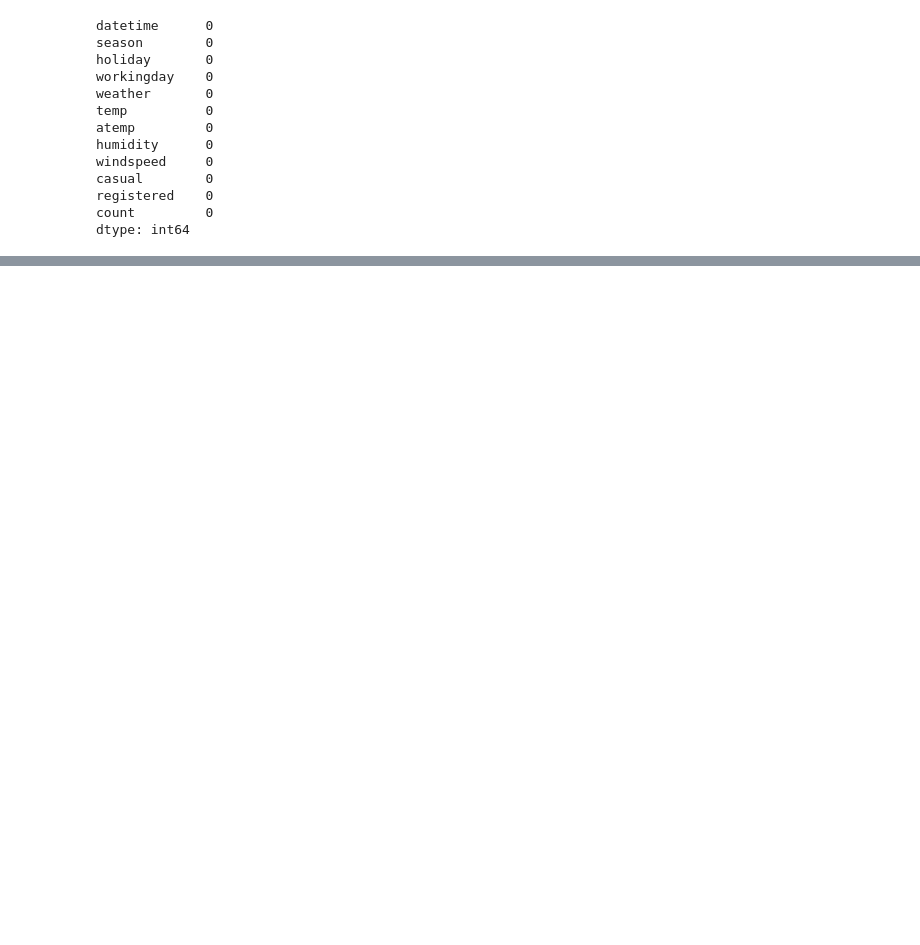
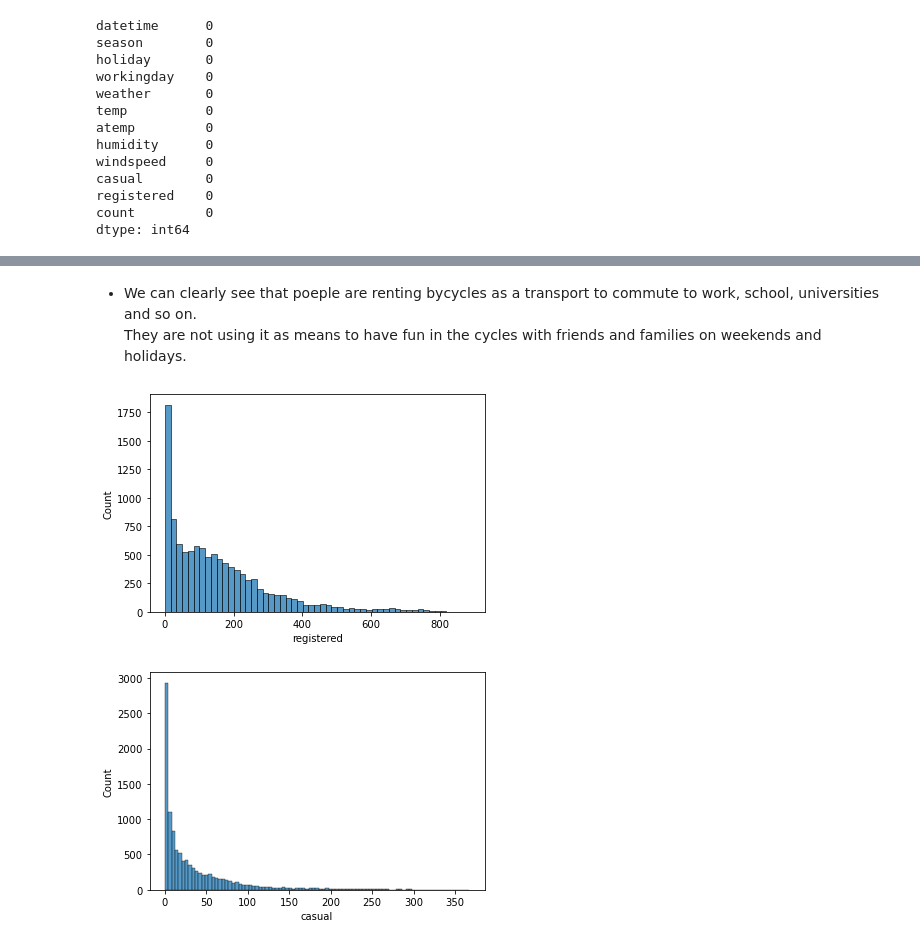
Before and after one commit to Mr-Dheer/BikeSharing, a Jupyter notebook: code.ipynb, the cells around one changed output, grey strips where cells are left out. Drawn from its saved outputs; the diff is of its cells as text; code cells hidden in the pictures; blank space fills up the shorter version.

```diff
--- a/code.ipynb
+++ b/code.ipynb
@@ -42,0 +87,12 @@ sns.histplot(x=df['holiday'])
+# %% [markdown]
+- We can clearly see that poeple are renting bycycles as a transport to commute to work, school, universities and so on.<br/> They are not using it  as means to have fun in the cycles with friends and families on weekends and holidays.
+# %%
+def hist(df, feature):
+    sns.histplot(x=df[feature])
+    plt.show()
+
+hist(df, 'registered')
+hist(df, 'casual')
+# %% [output]
+[figure, added]
+[figure, added]
```
Also changed, not shown: parts of 9 cells of this notebook.
